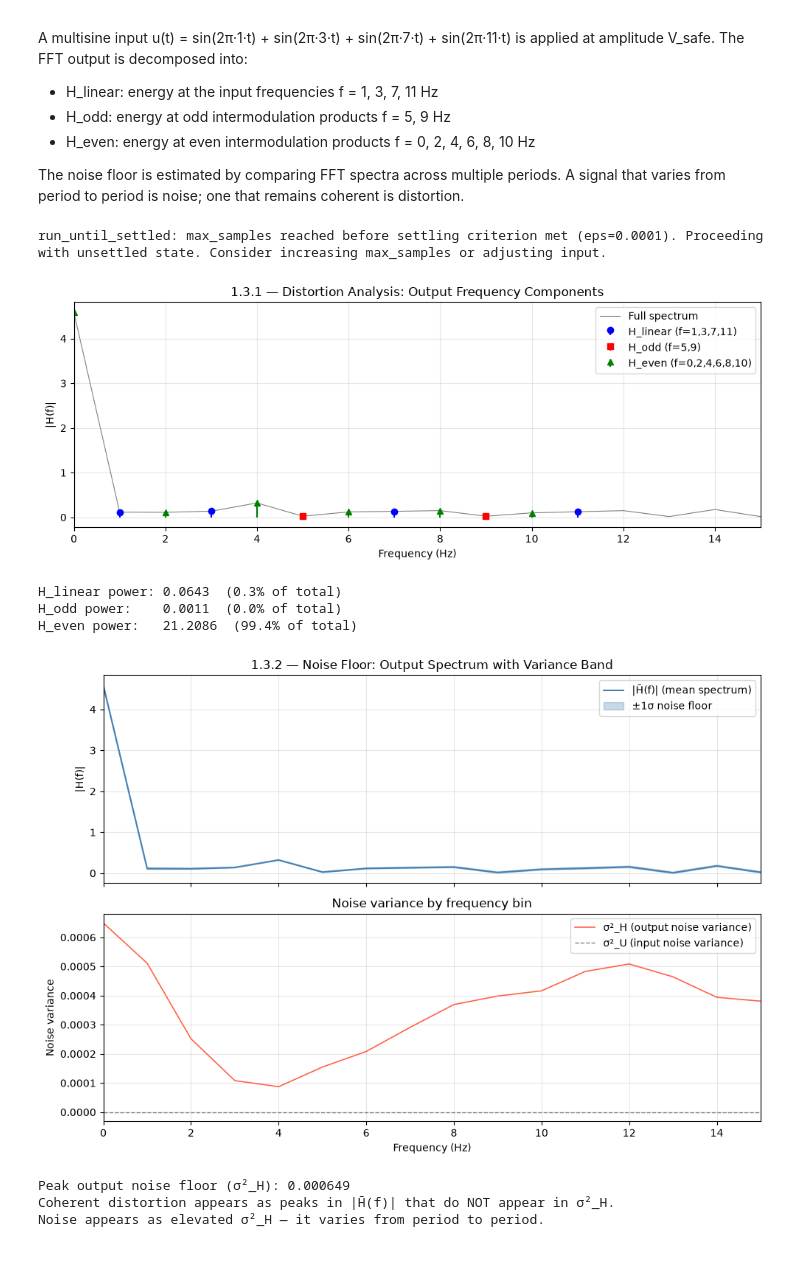
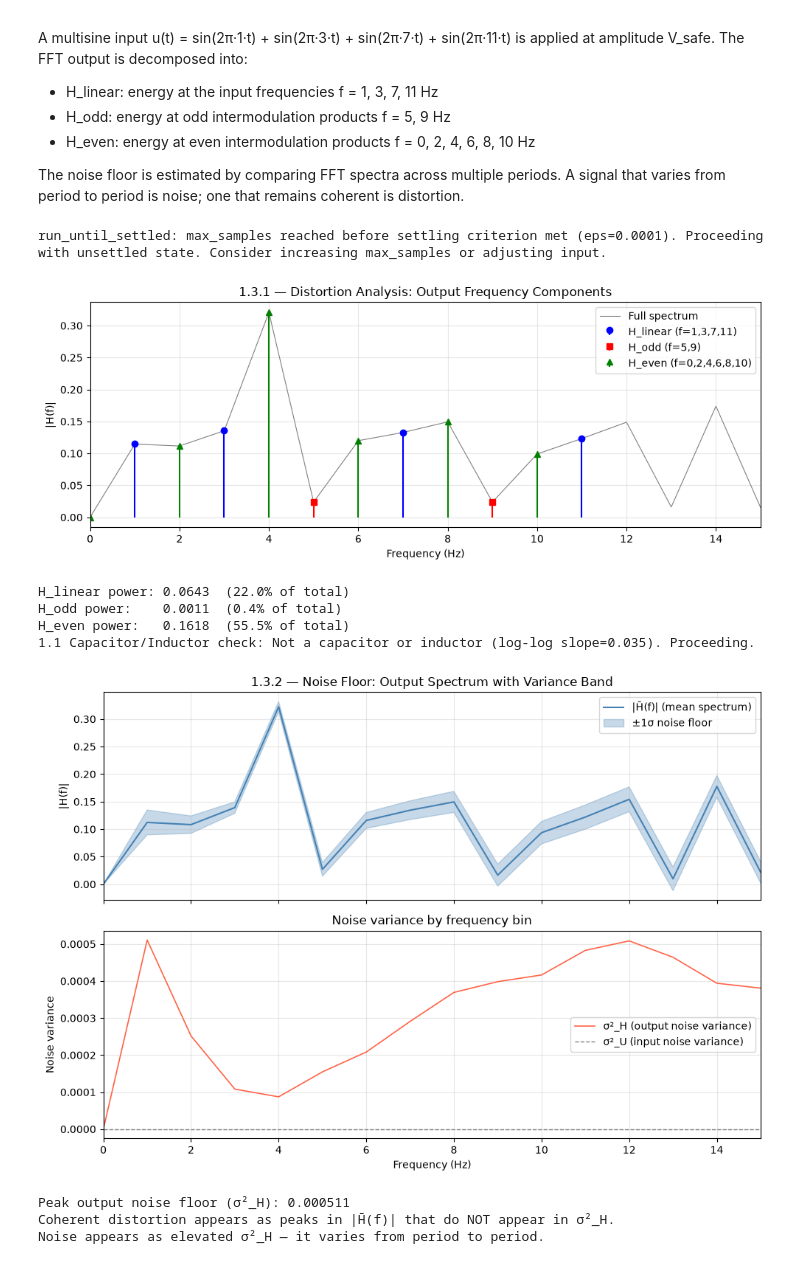
Before and after one commit to vs65497/PRC_SysID_Toolkit, a Jupyter notebook: 01_fundamentals.ipynb, the cells around one changed output. Saved outputs shown, nothing was run; the diff lists cells and outputs as text; code cells hidden in the pictures.

```diff
--- a/01_fundamentals.ipynb
+++ b/01_fundamentals.ipynb
@@ -108,11 +111,28 @@ else:
     plt.tight_layout()
     plt.show()
 
+    # ── 1.1 Wire / resistor check (automated) ────────────────
+    slope, intercept = np.polyfit(u_ramp, h_ramp_scalar, 1)
+    h_fit = slope * u_ramp + intercept
+    ss_res = np.sum((h_ramp_scalar - h_fit)**2)
+    ss_tot = np.sum((h_ramp_scalar - h_ramp_scalar.mean())**2)
+    r2_linear = 1 - ss_res / (ss_tot + 1e-12)
+
+    if r2_linear > 0.99 and abs(slope - 1.0) < 0.05 and abs(intercept) < 0.05:
+        print(f"1.1 Wire check: LIKELY A WIRE (R²={r2_linear:.4f}, slope≈1, intercept≈0). Do not proceed.")
+    elif r2_linear > 0.99:
+        print(f"1.1 Resistor check: LIKELY A RESISTOR (R²={r2_linear:.4f}, slope={slope:.3f}). Do not proceed.")
+    else:
+        print(f"1.1 Linear device check: Not a wire or resistor (R²={r2_linear:.4f}). Proceeding.")
+
     # Diode check is VISUAL ONLY — inspect the curve shape against Table 2 in the paper.
     # A diode shows exponential-like forward conduction and near-zero reverse current
     # with sharp breakdown. If the curve resembles a diode, do not proceed.
+    # Capacitor/inductor checks require the multisine FFT data from Section 1.3.1 --
+    # run that section first; the checks are appended to the end of its code cell.
     print("OPERATOR: Inspect the I/O curve above.")
     print("Confirm the DUT is NOT a wire, resistor, capacitor, inductor, or diode.")
     print("(See Table 2 in the paper for expected signatures of each simple device.)")
+    print("(Capacitor/inductor checks run automatically at the end of Section 1.3.1.)")
 # %% [output]
 [figure]
@@ -281,6 +303,9 @@ h_ms = np.linalg.norm(H_ms, axis=1)  # scalar output, shape (T_total,)
 
 # ── FFT over one period (use last period for steady state) ─────────
 h_period = h_ms[-T_period:]
+h_period = h_period - h_period.mean()   # remove DC offset before FFT
+# Note: ‖h‖₂ is always non-negative, so h_scalar has a large positive mean.
+# Mean subtraction isolates the AC dynamics for spectral analysis.
 freqs = np.fft.rfftfreq(T_period, d=DT)   # Hz
 H_fft = np.abs(np.fft.rfft(h_period)) / T_period
 
@@ -324,12 +349,35 @@ total_power    = np.sum(H_fft**2)
 print(f"H_linear power: {H_linear_power:.4f}  ({100*H_linear_power/total_power:.1f}% of total)")
 print(f"H_odd power:    {H_odd_power:.4f}  ({100*H_odd_power/total_power:.1f}% of total)")
 print(f"H_even power:   {H_even_power:.4f}  ({100*H_even_power/total_power:.1f}% of total)")
+
+# ── 1.1 Capacitor / Inductor check (requires 1.3.1 FFT data) ─────────
+# For a capacitor: |H(f)| / |U(f)| ∝ f  (impedance 1/2πfC, so output ∝ f)
+# For an inductor: |H(f)| / |U(f)| ∝ 1/f
+# Test using the 4 linear frequency bins (f=1,3,7,11 Hz).
+# Input multisine has equal amplitude at each frequency by construction,
+# so |U(f)| is approximately constant and we just check |H(f)| vs f.
+
+f_vals  = np.array([1.0, 3.0, 7.0, 11.0])
+h_at_f  = H_fft[bins_lin]   # |H| at linear frequencies
+
+# Fit log|H| vs log(f): slope≈+1 → capacitor, slope≈-1 → inductor
+log_f = np.log(f_vals)
+log_h = np.log(h_at_f + 1e-30)
+slope_cap, _ = np.polyfit(log_f, log_h, 1)
+
+if abs(slope_cap - 1.0) < 0.3:
+    print(f"1.1 Capacitor check: LIKELY A CAPACITOR (log-log slope={slope_cap:.3f}≈+1). Do not proceed.")
+elif abs(slope_cap + 1.0) < 0.3:
+    print(f"1.1 Inductor check: LIKELY AN INDUCTOR (log-log slope={slope_cap:.3f}≈-1). Do not proceed.")
+else:
+    print(f"1.1 Capacitor/Inductor check: Not a capacitor or inductor (log-log slope={slope_cap:.3f}). Proceeding.")
 # %% [output]
 run_until_settled: max_samples reached before settling criterion met (eps=0.0001). Proceeding with unsettled state. Consider increasing max_samples or adjusting input.
-[figure, old version]
+[figure, new version]
-H_linear power: 0.0643  (0.3% of total)
-H_odd power:    0.0011  (0.0% of total)
-H_even power:   21.2086  (99.4% of total)
+H_linear power: 0.0643  (22.0% of total)
+H_odd power:    0.0011  (0.4% of total)
+H_even power:   0.1618  (55.5% of total)
+1.1 Capacitor/Inductor check: Not a capacitor or inductor (log-log slope=0.035). Proceeding.
 # %%
 # ── 1.3.2 Noise Floor Analysis ─────────────────────────
 # I/O convention:
@@ -344,8 +392,12 @@ U_periods = []
 for p in range(N_PERIODS):
     start = p * T_period
     end   = start + T_period
-    H_periods.append(np.fft.rfft(h_ms[start:end]) / T_period)
-    U_periods.append(np.fft.rfft(u_ms[start:end]) / T_period)
+    h_period_slice = h_ms[start:end]
+    h_period_slice = h_period_slice - h_period_slice.mean()   # remove DC per period
+    H_periods.append(np.fft.rfft(h_period_slice) / T_period)
+    u_period_slice = u_ms[start:end]
+    u_period_slice = u_period_slice - u_period_slice.mean()   # remove DC per period (symmetric treatment)
+    U_periods.append(np.fft.rfft(u_period_slice) / T_period)
 
 H_arr = np.array(H_periods)  # shape (N_PERIODS, T_period//2 + 1)
 U_arr = np.array(U_periods)
@@ -360,35 +412,35 @@ sigma2_U = (1 / (N_PERIODS - 1)) * np.sum(np.abs(U_arr - U_mean)**2, axis=0)
 # ── Plot ──────────────────────────────────────────────
 fig, axes = plt.subplots(2, 1, figsize=(10, 7), sharex=True)
 
 axes[0].plot(freqs, np.abs(H_mean), color='steelblue', lw=1.5, label='|H̄(f)| (mean spectrum)')
 axes[0].fill_between(freqs,
     np.abs(H_mean) - np.sqrt(sigma2_H),
     np.abs(H_mean) + np.sqrt(sigma2_H),
     alpha=0.3, color='steelblue', label='±1σ noise floor')
 axes[0].set_ylabel("|H(f)|")
 axes[0].set_title("1.3.2 — Noise Floor: Output Spectrum with Variance Band")
 axes[0].legend()
 axes[0].grid(True, alpha=0.3)
 
 axes[1].plot(freqs, sigma2_H, color='tomato', lw=1.2, label='σ²_H (output noise variance)')
 axes[1].plot(freqs, sigma2_U, color='gray',   lw=1.0, label='σ²_U (input noise variance)', ls='--')
 axes[1].set_xlabel("Frequency (Hz)")
 axes[1].set_ylabel("Noise variance")
 axes[1].set_title("Noise variance by frequency bin")
 axes[1].legend()
 axes[1].grid(True, alpha=0.3)
 axes[1].set_xlim([0, 15])
 
 plt.tight_layout()
 plt.show()
 
 noise_floor_peak = float(np.max(sigma2_H))
 print(f"Peak output noise floor (σ²_H): {noise_floor_peak:.6f}")
 print("Coherent distortion appears as peaks in |H̄(f)| that do NOT appear in σ²_H.")
 print("Noise appears as elevated σ²_H — it varies from period to period.")
 # %% [output]
-[figure, old version]
+[figure, new version]
-Peak output noise floor (σ²_H): 0.000649
+Peak output noise floor (σ²_H): 0.000511
 Coherent distortion appears as peaks in |H̄(f)| that do NOT appear in σ²_H.
 Noise appears as elevated σ²_H — it varies from period to period.
 # %%
```
Also changed, not shown: parts of 4 cells of this notebook, 4 other files.
